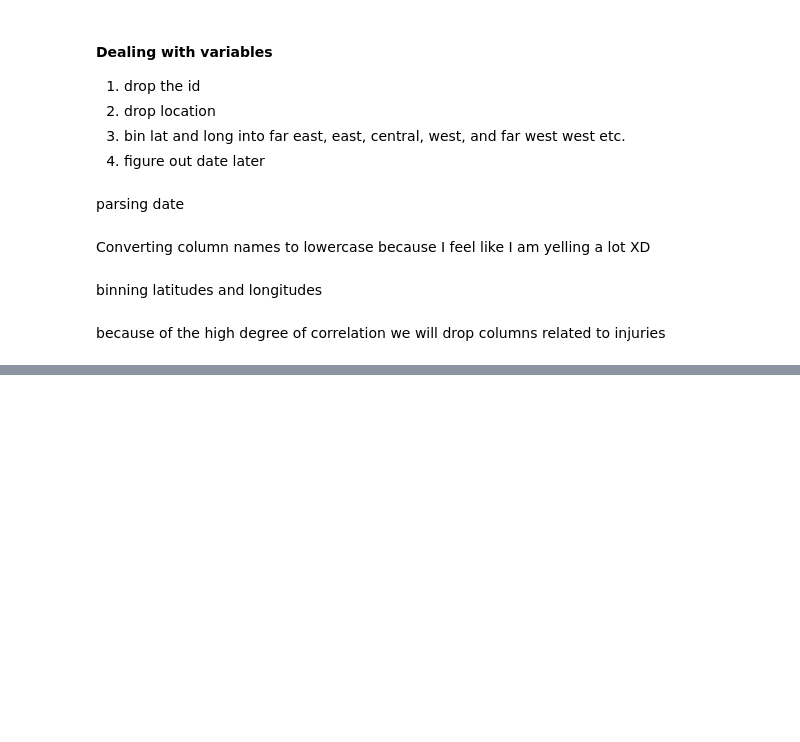
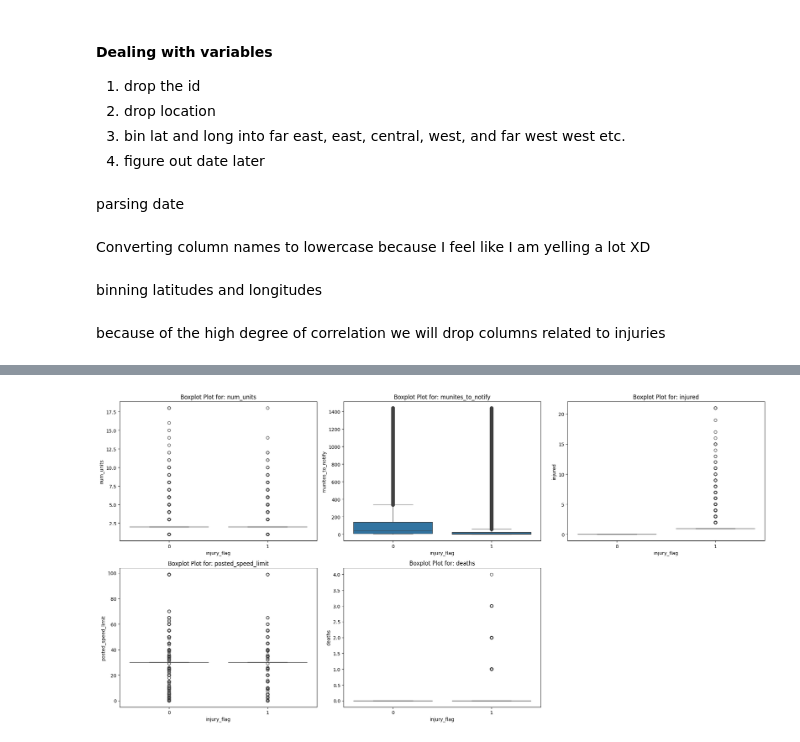
Before and after one commit to kapeesh-kaul/causes-of-fatalities, a Jupyter notebook: notebook.ipynb, the cells around one changed output, grey strips where cells are left out. Drawn from its saved outputs; the diff is of its cells as text; code cells hidden in the pictures; blank space fills up the shorter version.

```diff
--- a/notebook.ipynb
+++ b/notebook.ipynb
@@ -116,0 +137,12 @@ data.select_dtypes(object)
+# %%
+num_col = set(data.select_dtypes(np.number).columns)-{'beat_of_occurrence', 'injury_flag', 'street_no'}
+cnt = 1
+plt.figure(figsize=(20,10))
+for i in num_col:
+    plt.subplot(int(np.ceil(len(num_col)/3)),3,cnt)
+    sns.boxplot(y=data[i],x=data.injury_flag)
+    plt.tight_layout()
+    plt.title('Boxplot Plot for: '+i)
+    cnt += 1
+# %% [output]
+[figure, added]
```
Also changed, not shown: parts of 11 cells of this notebook.
